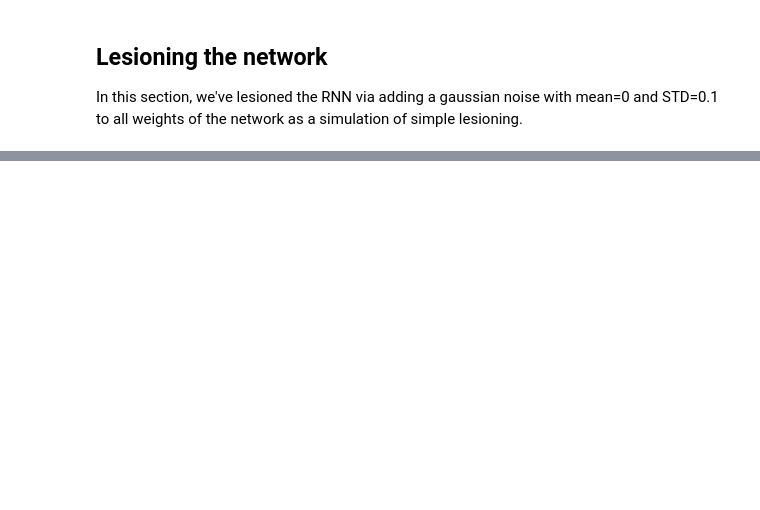
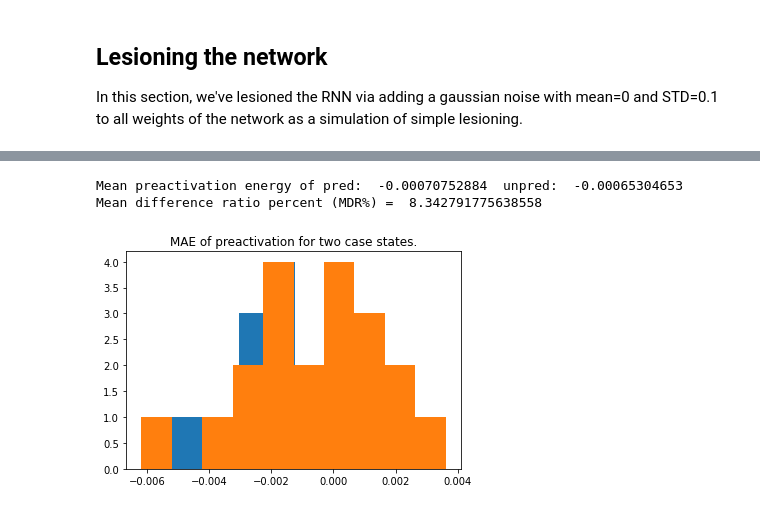
Before and after one commit to HNXJ/PredictiveCodingNetwork, a Jupyter notebook: PredictiveLSTM.ipynb, the cells around one changed output, grey strips where cells are left out. Cells and saved outputs as stored; diff of their text form; code cells hidden in the pictures; blank space fills up the shorter version.

```diff
--- a/PredictiveLSTM.ipynb
+++ b/PredictiveLSTM.ipynb
@@ -334,0 +417,10 @@ Mean energy on recurrent preactivation (LSTM) on sigmoid activation function aft
+# %%
+plt.hist(D1)
+plt.hist(D2)
+plt.title("MAE of preactivation for two case states.")
+print("Mean preactivation energy of pred: ", np.mean(D1), " unpred: ", np.mean(D2))
+print("Mean difference ratio percent (MDR%) = ", 100*(np.mean(D1) - np.mean(D2)) / np.mean(D2))
+# %% [output]
+Mean preactivation energy of pred:  -0.00070752884  unpred:  -0.00065304653
+Mean difference ratio percent (MDR%) =  8.342791775638558
+[figure, added]
```
Also changed, not shown: parts of 13 cells of this notebook.
